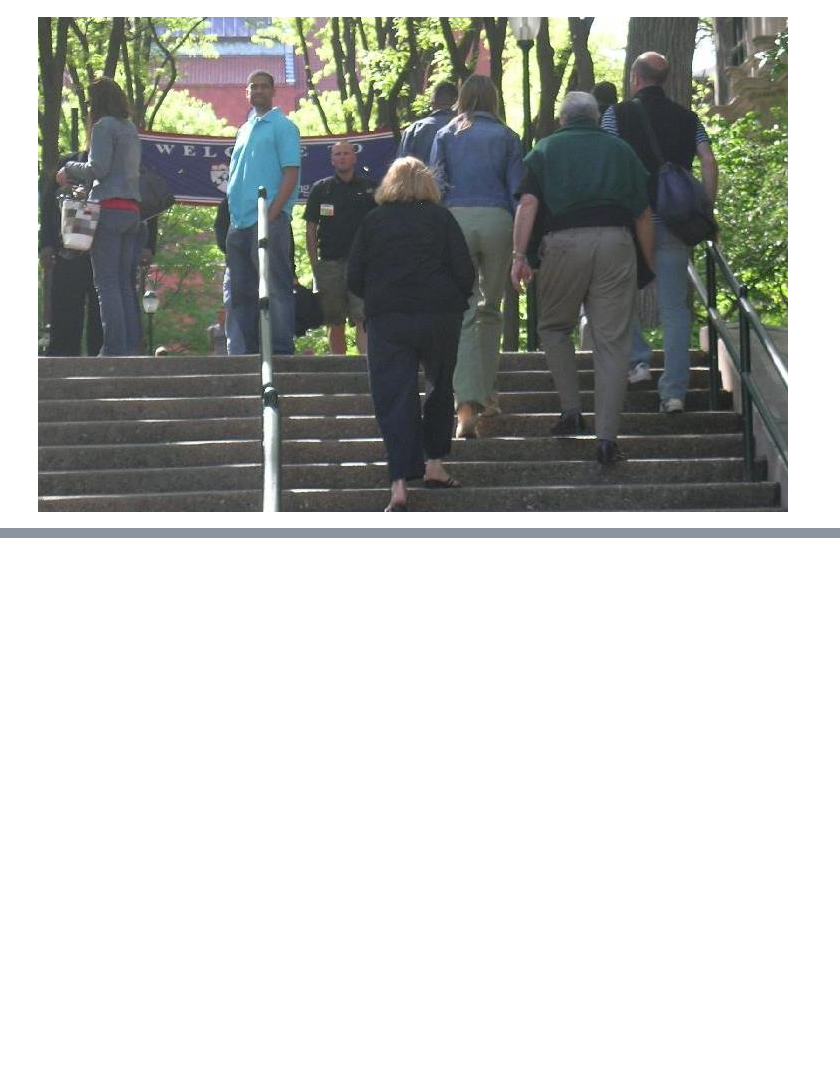
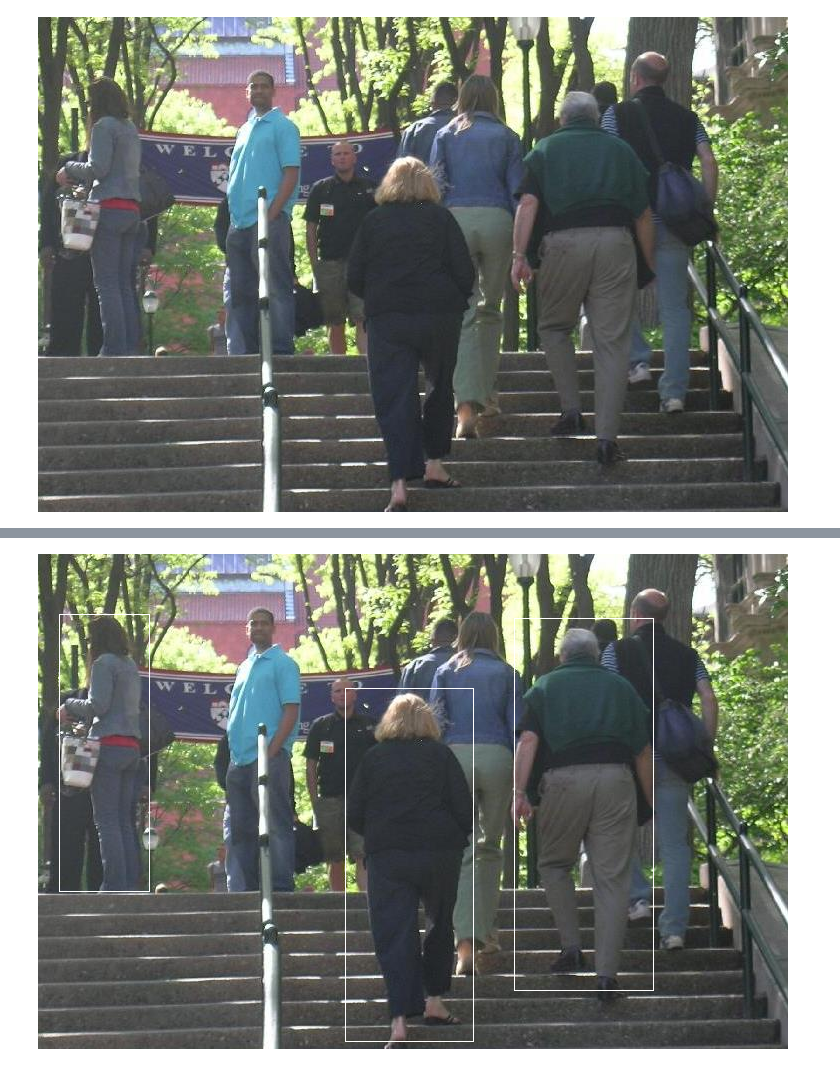
Before and after one commit to brainmentorspvtltd/IGDTU_PyTorchTraining, a Jupyter notebook: IG_PedObjectDetection.ipynb, the cells around one changed output, grey strips where cells are left out. Drawn from its saved outputs; the diff is of its cells as text; code cells hidden in the pictures; blank space fills up the shorter version.

```diff
--- a/IG_PedObjectDetection.ipynb
+++ b/IG_PedObjectDetection.ipynb
@@ -356,0 +371,4 @@ IndexError: ignored
+# %%
+img
+# %% [output]
+[figure, added]
```
Also changed, not shown: parts of 9 cells of this notebook.
